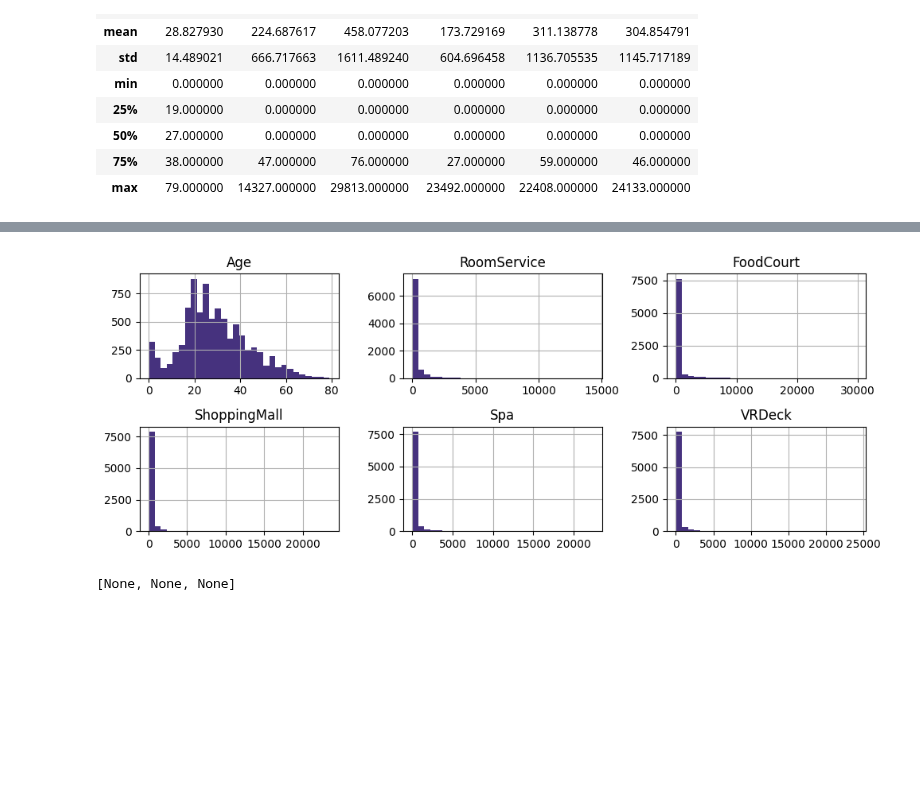
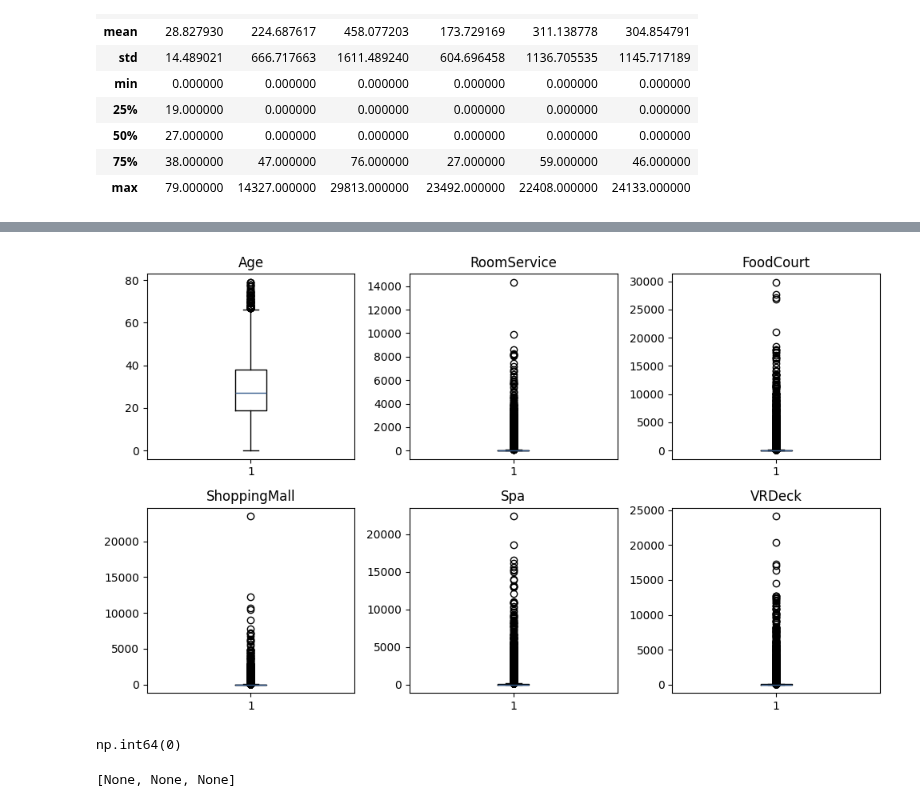
Before and after one commit to Alisizationed/sigmoid_homeworks, a Jupyter notebook: ex_prep_1/Sigmoid_Exam_Prep_1.ipynb, the cells around one changed output, grey strips where cells are left out. Cells and saved outputs as stored; diff of their text form; code cells hidden in the pictures; blank space fills up the shorter version.

```diff
--- a/ex_prep_1/Sigmoid_Exam_Prep_1.ipynb
+++ b/ex_prep_1/Sigmoid_Exam_Prep_1.ipynb
@@ -108,20 +128,28 @@ num_cols = df.select_dtypes(include='number').columns.tolist()
 # %%
-ncols = 3
-nrows = math.ceil(len(num_cols) / ncols)
+n_cols = 3
+n_rows = int(np.ceil(len(num_cols) / n_cols))
 
-fig, axes = plt.subplots(nrows, ncols, figsize=(10, 4))
-axes = axes.flatten()
+fig, axs = plt.subplots(nrows=n_rows, ncols=n_cols, figsize=(10, 6))
+axs = axs.flatten()
 
-for i, col in enumerate(num_cols):
-  df[col].dropna().hist(ax=axes[i], bins=30)
-  axes[i].set_title(col)
+for col, ax in zip(num_cols, axs):
+    data = df[col].dropna()
 
-[fig.delaxes(axes[j]) for j in range(i + 1, len(axes))]
+    ax.boxplot(data)
+
+    ax.set_title(col)
+
+for ax in axs[len(num_cols):]:
+    ax.axis('off')
 
 plt.tight_layout()
 plt.show()
 # %% [output]
-[figure, old version]
+[figure, new version]
+# %%
+df.duplicated().sum()
+# %% [output]
+np.int64(0)
 # %%
 cat_cols = df.select_dtypes(exclude='number').columns.tolist()
 [cat_cols.remove(e) for e in ['PassengerId','Cabin', 'Name']]
```
Also changed, not shown: parts of 25 cells of this notebook.
